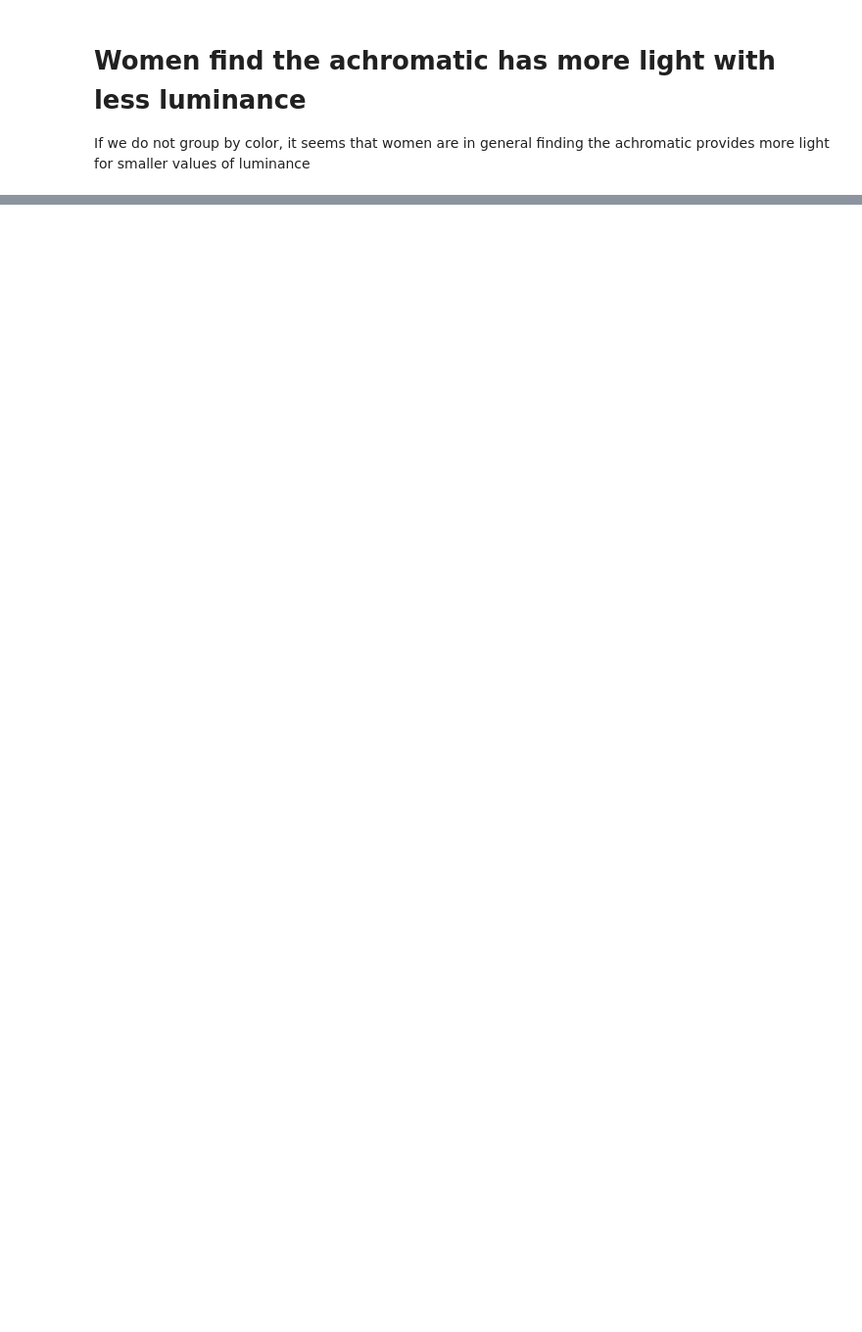
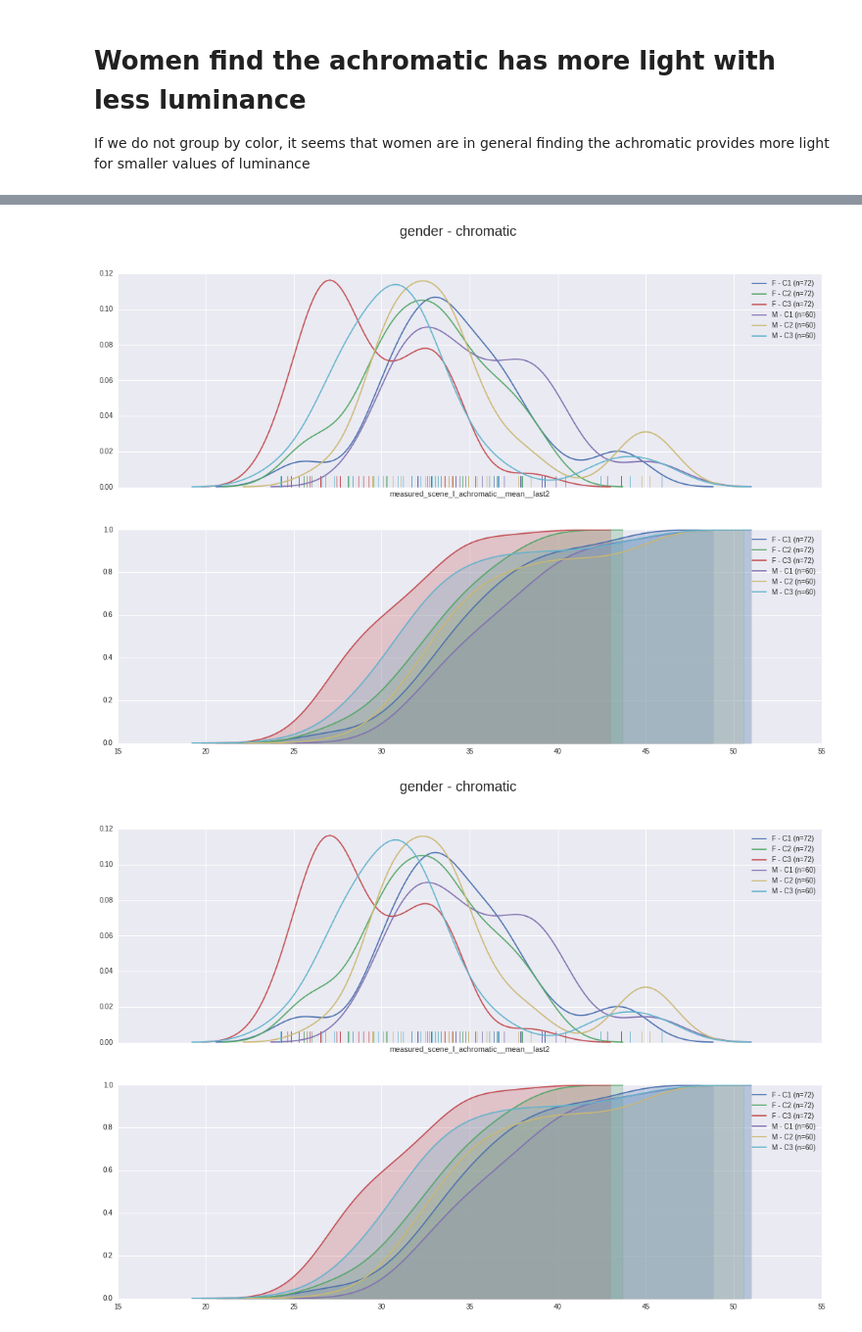
Before and after one commit to sdvillal/master-simone, a Jupyter notebook: index.ipynb, the cells around one changed output, grey strips where cells are left out. Shown at 98% size. Saved outputs shown, nothing was run; the diff lists cells and outputs as text; code cells hidden in the pictures; blank space fills up the shorter version.

```diff
--- a/index.ipynb
+++ b/index.ipynb
@@ -131,0 +67,7 @@ plt.suptitle(label_name, fontsize=20)
+# %%
+# When are revesals happening, per gender and color?
+distro_plot(selected_exps_df, label_names=['gender', 'chromatic'], summarizer='measured_scene_l_achromatic__mean__last2')
+# It should be easy to tweak this so that F/M show different strokes and colors are representative of C1, C2, C3...
+# %% [output]
+[figure, added]
+[figure, added]
```
Also changed, not shown: parts of 13 cells of this notebook.
